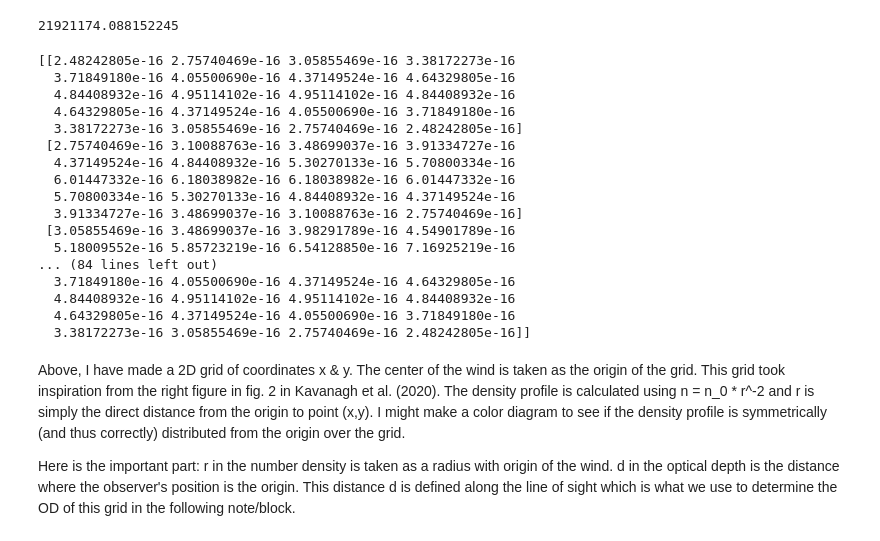
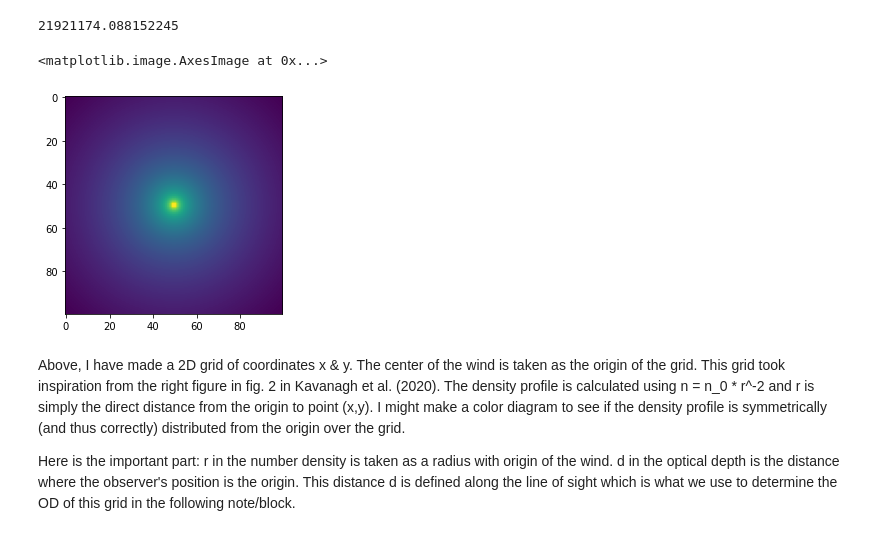
Before and after one commit to Arnau0/Bachelorproject, a Jupyter notebook: initial script.ipynb, the cells around one changed output. Drawn from its saved outputs; the diff is of its cells as text; code cells hidden in the pictures.

```diff
--- a/initial script.ipynb
+++ b/initial script.ipynb
@@ -86,43 +99,22 @@ def dens_profile(r):    # calculate the density profile which goes as r^-2
     return n_0/(r**2)
 
 #2D grid
-L_grid = 20 # 20 by 20 lattice sites
+L_grid = 100
 wind_coordinate_system = np.linspace((-0.03*au, -0.03*au), (0.03*au, 0.03*au), L_grid) # axes of x & y, this is not a 2d grid!
-density_wind_slice = np.zeros((L_grid, L_grid)) # 2d grid for the number density
-r_wind_slice = np.zeros((L_grid,L_grid)) # 2d grid for the coordinates in r
 
 # here we fill the grid with the corresponding number density at position (x,y)
-for i in range(L_grid):
-    for j in range(L_grid):
-        x = wind_coordinate_system[i, 0]
-        y = wind_coordinate_system[j, 1]
-
-        # since the center of the grid is the origin, r is found using pythagoras
-        r = np.sqrt(x**2 + y**2)
-        r_wind_slice[i,j] = r
-
-        n_ij = dens_profile(r)
-        density_wind_slice[i, j] = n_ij
-
-print(density_wind_slice)
+# now using numpy meshgrid, was originally two for loops which is very inefficient
+x, y = np.meshgrid(wind_coordinate_system[:, 0], wind_coordinate_system[:, 1], indexing='ij')
+r = (x**2 + y**2)**0.5 # 2d grid with r vector
+n = dens_profile(r) # 2d grid with number density profile
-# %% [output]
-[[2.48242805e-16 2.75740469e-16 3.05855469e-16 3.38172273e-16
-  3.71849180e-16 4.05500690e-16 4.37149524e-16 4.64329805e-16
-  4.84408932e-16 4.95114102e-16 4.95114102e-16 4.84408932e-16
-  4.64329805e-16 4.37149524e-16 4.05500690e-16 3.71849180e-16
-  3.38172273e-16 3.05855469e-16 2.75740469e-16 2.48242805e-16]
- [2.75740469e-16 3.10088763e-16 3.48699037e-16 3.91334727e-16
-  4.37149524e-16 4.84408932e-16 5.30270133e-16 5.70800334e-16
-  6.01447332e-16 6.18038982e-16 6.18038982e-16 6.01447332e-16
-  5.70800334e-16 5.30270133e-16 4.84408932e-16 4.37149524e-16
-  3.91334727e-16 3.48699037e-16 3.10088763e-16 2.75740469e-16]
- [3.05855469e-16 3.48699037e-16 3.98291789e-16 4.54901789e-16
-  5.18009552e-16 5.85723219e-16 6.54128850e-16 7.16925219e-16
-... (84 lines left out)
-  3.71849180e-16 4.05500690e-16 4.37149524e-16 4.64329805e-16
-  4.84408932e-16 4.95114102e-16 4.95114102e-16 4.84408932e-16
-  4.64329805e-16 4.37149524e-16 4.05500690e-16 3.71849180e-16
-  3.38172273e-16 3.05855469e-16 2.75740469e-16 2.48242805e-16]]
+# %%
+from matplotlib.colors import LogNorm
+
+#log normalized plot of a slice of the wind
+plt.imshow(n, norm=LogNorm())
+# %% [output]
+<matplotlib.image.AxesImage at 0x...>
+[figure, added]
 # %% [markdown]
 Above, I have made a 2D grid of coordinates x & y. The center of the wind is taken as the origin of the grid. This grid took inspiration from the right figure in fig. 2 in Kavanagh et al. (2020). The density profile is calculated using n = n_0 * r^-2 and r is simply the direct distance from the origin to point (x,y). I might make a color diagram to see if the density profile is symmetrically (and thus correctly) distributed from the origin over the grid.
 
```
Also changed, not shown: parts of 2 cells of this notebook.
